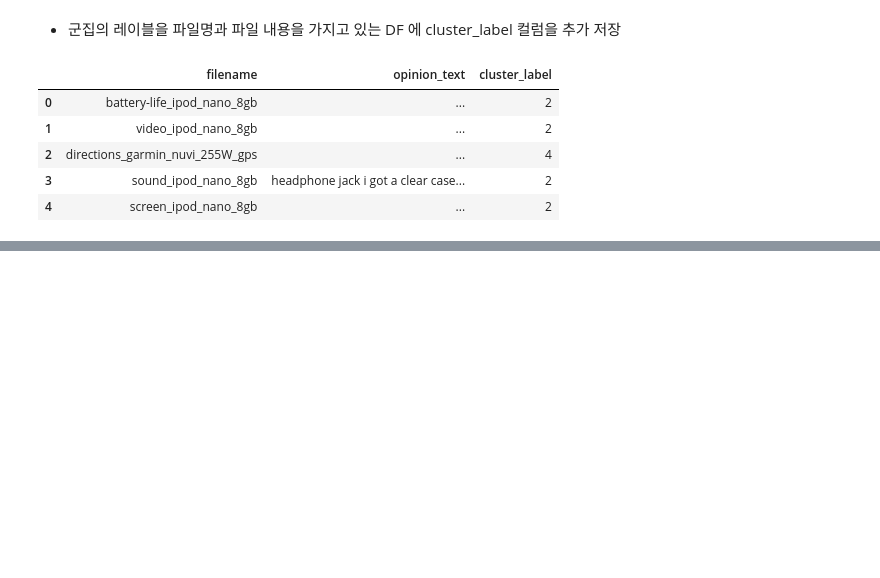
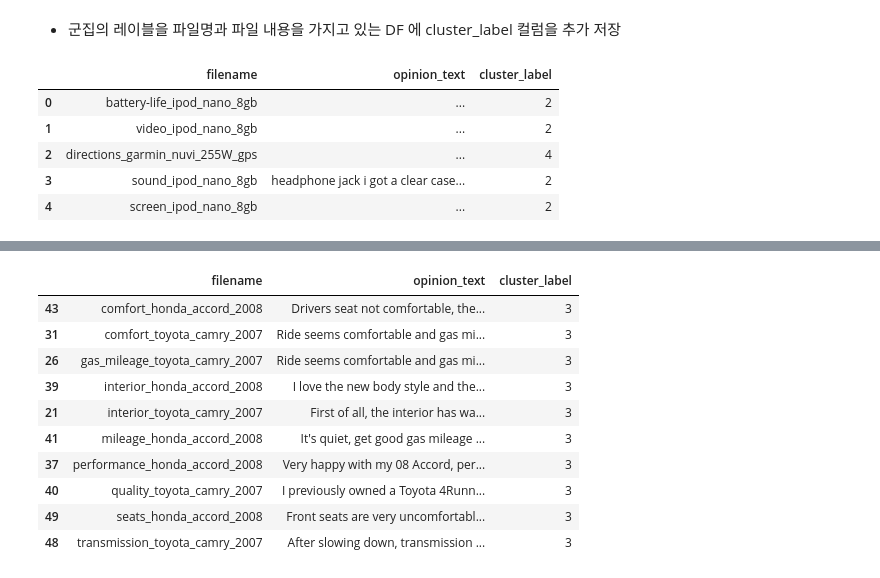
Before and after one commit to johyunkang/python-ml-guide, a Jupyter notebook: python_ml_perfect_guide_08_TextAnal_07OpinionReview.ipynb, the cells around one changed output, grey strips where cells are left out. Drawn from its saved outputs; the diff is of its cells as text; code cells hidden in the pictures; blank space fills up the shorter version.

```diff
--- a/python_ml_perfect_guide_08_TextAnal_07OpinionReview.ipynb
+++ b/python_ml_perfect_guide_08_TextAnal_07OpinionReview.ipynb
@@ -120,0 +152,14 @@ p. 520
+# %%
+document_df[document_df['cluster_label'] == 3].sort_values(by='filename')
+# %% [output]
+|  | filename | opinion_text | cluster_label |
+| 43 | comfort_honda_accord_2008 | Drivers seat not comfortable, the... | 3 |
+| 31 | comfort_toyota_camry_2007 | Ride seems comfortable and gas mi... | 3 |
+| 26 | gas_mileage_toyota_camry_2007 | Ride seems comfortable and gas mi... | 3 |
+| 39 | interior_honda_accord_2008 | I love the new body style and the... | 3 |
+| 21 | interior_toyota_camry_2007 | First of all, the interior has wa... | 3 |
+| 41 | mileage_honda_accord_2008 | It's quiet, get good gas mileage ... | 3 |
+| 37 | performance_honda_accord_2008 | Very happy with my 08 Accord, per... | 3 |
+| 40 | quality_toyota_camry_2007 | I previously owned a Toyota 4Runn... | 3 |
+| 49 | seats_honda_accord_2008 | Front seats are very uncomfortabl... | 3 |
+| 48 | transmission_toyota_camry_2007 | After slowing down, transmission ... | 3 |
```
Also changed, not shown: parts of 13 cells of this notebook.
